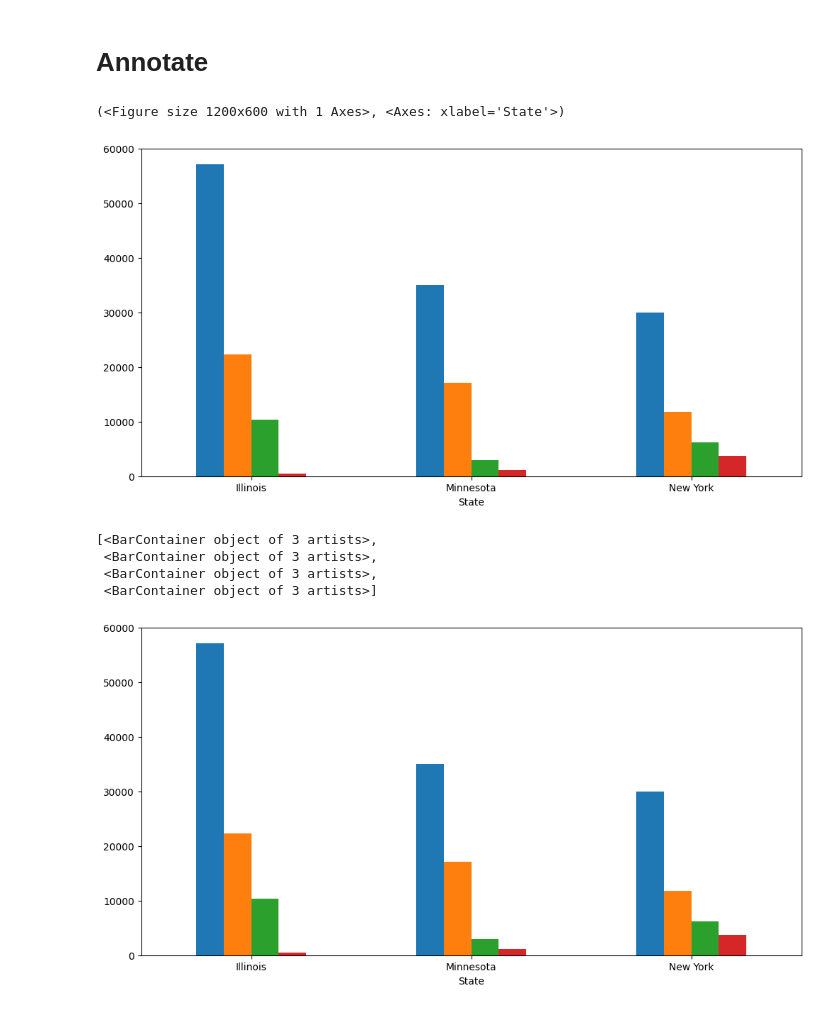
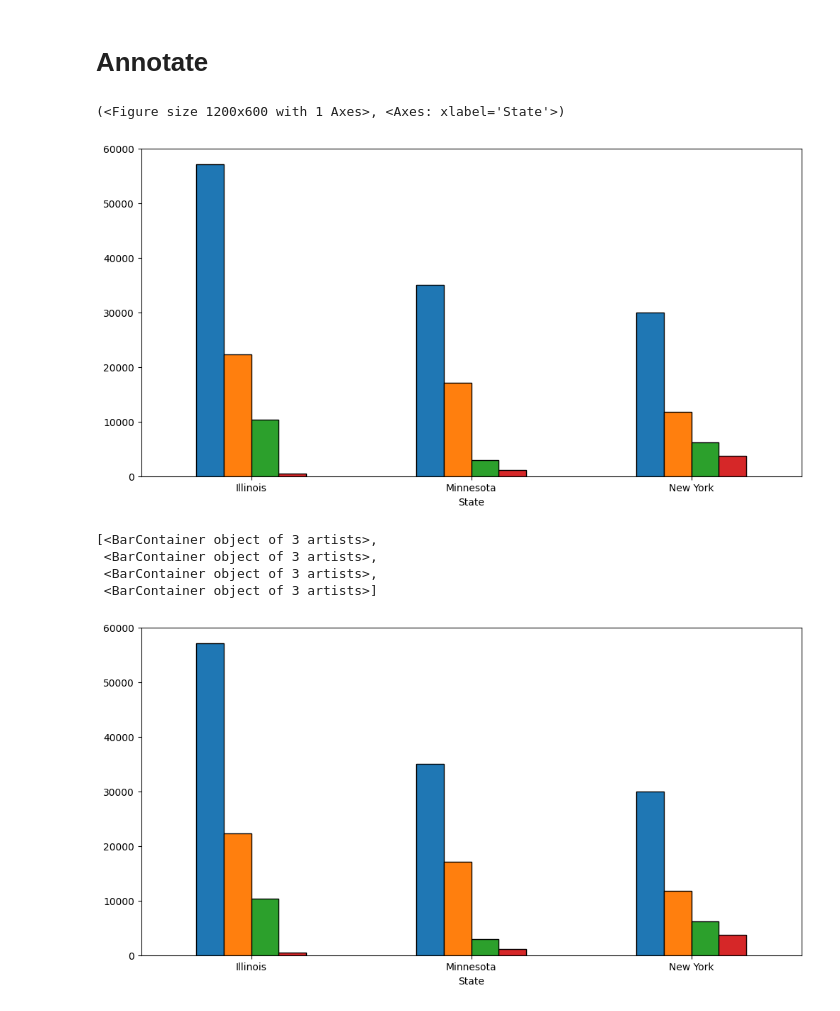
Before and after one commit to Nirre23/data_visualization, a Jupyter notebook: exercises/exercise1/storytelling_nordic.ipynb, the cells around one changed output. Drawn from its saved outputs; the diff is of its cells as text; code cells hidden in the pictures.

```diff
--- a/exercises/exercise1/storytelling_nordic.ipynb
+++ b/exercises/exercise1/storytelling_nordic.ipynb
@@ -102,17 +102,17 @@ top_3_nordic
 # Annotate
 # %%
 def nordic_plot():
-    ax = top_3_nordic.plot(kind = "bar", figsize=(12,6))
+    ax = top_3_nordic.plot(kind = "bar", figsize=(12,6), edgecolor= 'black')
     ax.set_xticklabels(top_3_nordic.index, rotation = 0)
 
     fig = ax.get_figure()
     ax.legend_.remove()
     return fig, ax
 
 nordic_plot()
 # %% [output]
 (<Figure size 1200x600 with 1 Axes>, <Axes: xlabel='State'>)
-[figure, old version]
+[figure, new version]
 # %%
 fig, ax = nordic_plot()
 
@@ -122,7 +122,7 @@ ax.containers
  <BarContainer object of 3 artists>,
  <BarContainer object of 3 artists>,
  <BarContainer object of 3 artists>]
-[figure, old version]
+[figure, new version]
 # %%
 fig, ax = nordic_plot()
 
```
Also changed, not shown: parts of 4 cells of this notebook, 2 other files.
